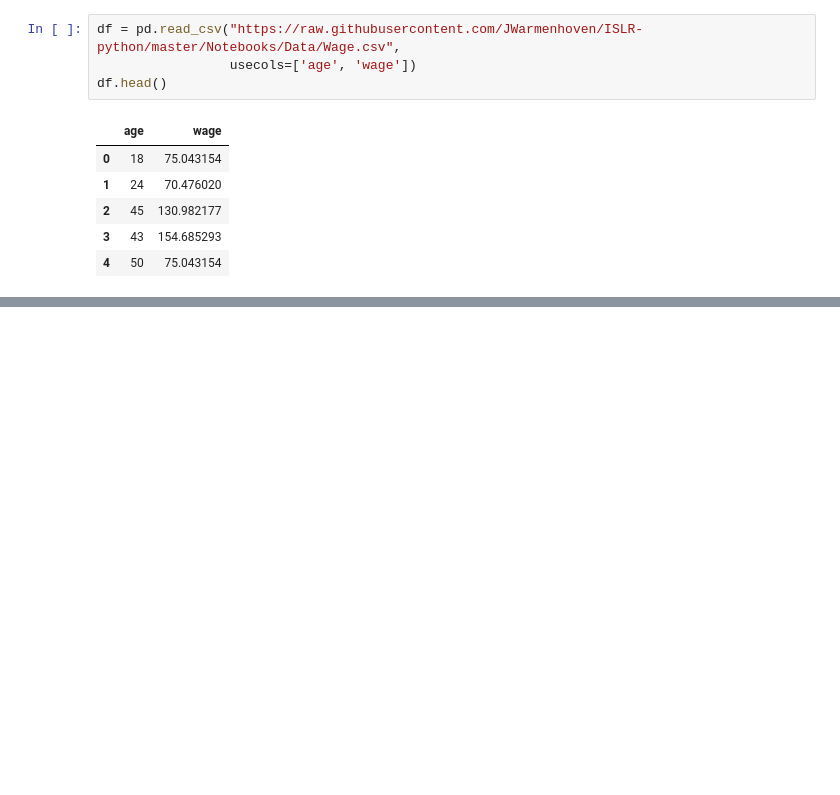
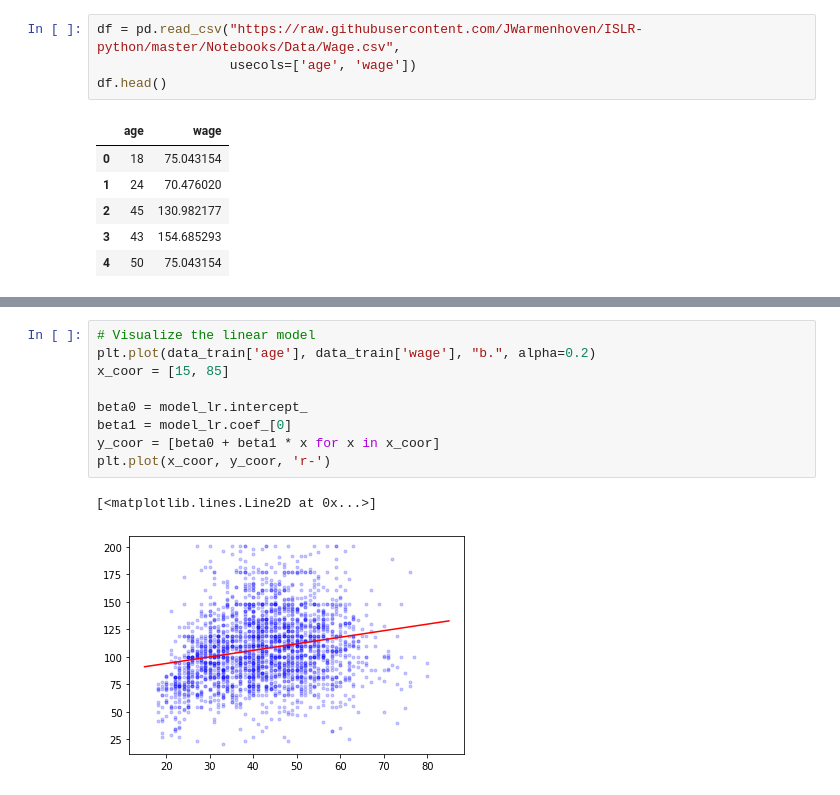
Before and after one commit to ch00226855/CMP414765Spring2022, a Jupyter notebook: Week07_PolynomialRegression.ipynb, the cells around one changed output, grey strips where cells are left out. Drawn from its saved outputs; the diff is of its cells as text; blank space fills up the shorter version.

```diff
--- a/Week07_PolynomialRegression.ipynb
+++ b/Week07_PolynomialRegression.ipynb
@@ -44,0 +86,12 @@ df.head()
+# %%
+# Visualize the linear model
+plt.plot(data_train['age'], data_train['wage'], "b.", alpha=0.2)
+x_coor = [15, 85]
+
+beta0 = model_lr.intercept_
+beta1 = model_lr.coef_[0]
+y_coor = [beta0 + beta1 * x for x in x_coor]
+plt.plot(x_coor, y_coor, 'r-')
+# %% [output]
+[<matplotlib.lines.Line2D at 0x...>]
+[figure, added]
```
Also changed, not shown: parts of 11 cells of this notebook.
